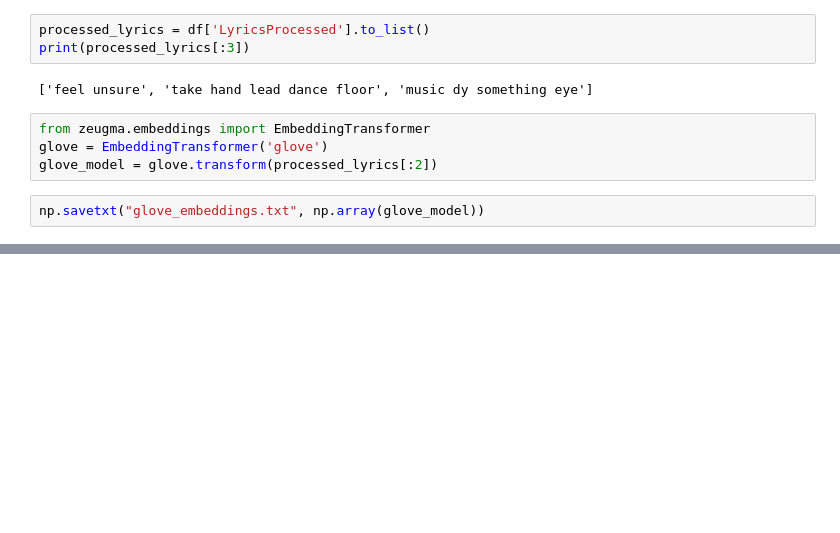
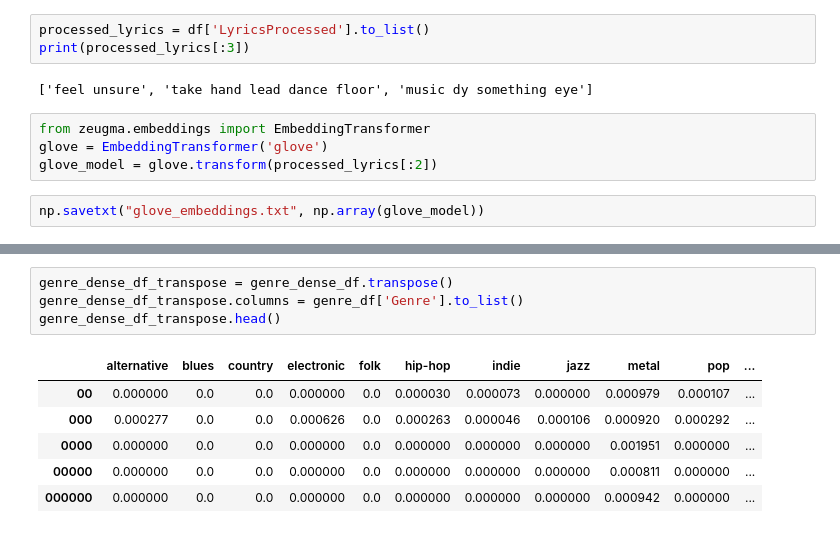
Before and after one commit to arinjay97/Music_genre_classification, a Jupyter notebook: Word_Embeddings.ipynb, the cells around one changed output, grey strips where cells are left out. Drawn from its saved outputs; the diff is of its cells as text; blank space fills up the shorter version.

```diff
--- a/Word_Embeddings.ipynb
+++ b/Word_Embeddings.ipynb
@@ -172,0 +236,11 @@ np.savetxt("glove_embeddings.txt", np.array(glove_model))
+# %%
+genre_dense_df_transpose = genre_dense_df.transpose()
+genre_dense_df_transpose.columns = genre_df['Genre'].to_list()
+genre_dense_df_transpose.head()
+# %% [output]
+|  | alternative | blues | country | electronic | folk | hip-hop | indie | jazz | metal | pop | ... |
+| 00 | 0.000000 | 0.0 | 0.0 | 0.000000 | 0.0 | 0.000030 | 0.000073 | 0.000000 | 0.000979 | 0.000107 | ... |
+| 000 | 0.000277 | 0.0 | 0.0 | 0.000626 | 0.0 | 0.000263 | 0.000046 | 0.000106 | 0.000920 | 0.000292 | ... |
+| 0000 | 0.000000 | 0.0 | 0.0 | 0.000000 | 0.0 | 0.000000 | 0.000000 | 0.000000 | 0.001951 | 0.000000 | ... |
+| 00000 | 0.000000 | 0.0 | 0.0 | 0.000000 | 0.0 | 0.000000 | 0.000000 | 0.000000 | 0.000811 | 0.000000 | ... |
+| 000000 | 0.000000 | 0.0 | 0.0 | 0.000000 | 0.0 | 0.000000 | 0.000000 | 0.000000 | 0.000942 | 0.000000 | ... |
```
Also changed, not shown: parts of 7 cells of this notebook.
